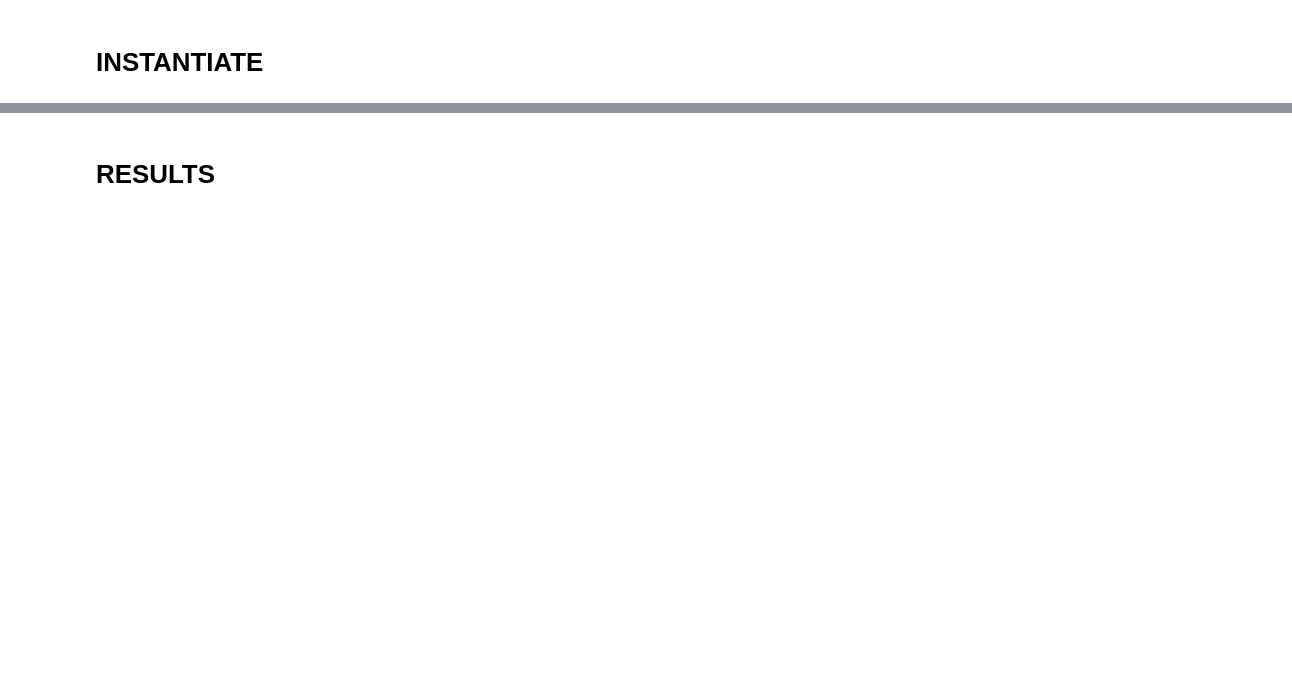
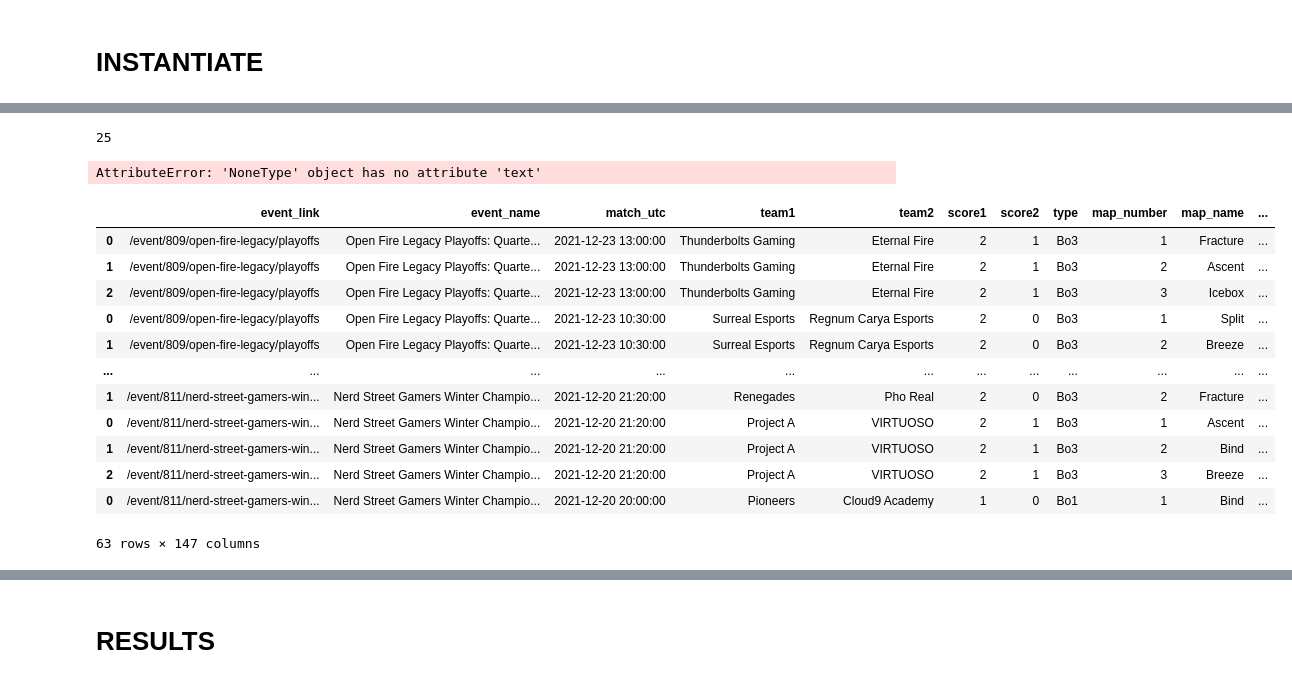
Before and after one commit to fnurrahmadi/data-portfolio, a Jupyter notebook: vlrgg Unofficial REST API - updated/vlrgg scraper.ipynb, the cells around one changed output, grey strips where cells are left out. Cells and saved outputs as stored; diff of their text form; code cells hidden in the pictures; blank space fills up the shorter version.

Commit message:
added project files

```diff
--- a/vlrgg Unofficial REST API - updated/vlrgg scraper.ipynb
+++ b/vlrgg Unofficial REST API - updated/vlrgg scraper.ipynb
@@ -10,0 +21,3 @@ import json
+# %%
+data = pd.read_csv('results.csv')
+data.head()
@@ -10,0 +31,33 @@ import json
+# %%
+pages = []
+for link in data['match_page'][0:25]:
+    pages.append(vlr.vlr_matchpage(subURL = link))
+len(pages)
+# %% [output]
+25
+# %%
+pages2 = []
+for link in data['match_page'][25:50]:
+    pages2.append(vlr.vlr_matchpage(subURL = link))
+len(pages2)
+# %% [output]
+AttributeError: 'NoneType' object has no attribute 'text'
+# %%
+match_pages = pd.json_normalize(pages[0]['data']['segments'])
+for i in range(1, len(pages)):
+    match_pages = match_pages.append(pd.json_normalize(pages[i]['data']['segments']))
+match_pages
+# %% [output]
+|  | event_link | event_name | match_utc | team1 | team2 | score1 | score2 | type | map_number | map_name | ... |
+| 0 | /event/809/open-fire-legacy/playoffs | Open Fire Legacy Playoffs: Quarte... | 2021-12-23 13:00:00 | Thunderbolts Gaming | Eternal Fire | 2 | 1 | Bo3 | 1 | Fracture | ... |
+| 1 | /event/809/open-fire-legacy/playoffs | Open Fire Legacy Playoffs: Quarte... | 2021-12-23 13:00:00 | Thunderbolts Gaming | Eternal Fire | 2 | 1 | Bo3 | 2 | Ascent | ... |
+| 2 | /event/809/open-fire-legacy/playoffs | Open Fire Legacy Playoffs: Quarte... | 2021-12-23 13:00:00 | Thunderbolts Gaming | Eternal Fire | 2 | 1 | Bo3 | 3 | Icebox | ... |
+| 0 | /event/809/open-fire-legacy/playoffs | Open Fire Legacy Playoffs: Quarte... | 2021-12-23 10:30:00 | Surreal Esports | Regnum Carya Esports | 2 | 0 | Bo3 | 1 | Split | ... |
+| 1 | /event/809/open-fire-legacy/playoffs | Open Fire Legacy Playoffs: Quarte... | 2021-12-23 10:30:00 | Surreal Esports | Regnum Carya Esports | 2 | 0 | Bo3 | 2 | Breeze | ... |
+| ... | ... | ... | ... | ... | ... | ... | ... | ... | ... | ... | ... |
+| 1 | /event/811/nerd-street-gamers-win... | Nerd Street Gamers Winter Champio... | 2021-12-20 21:20:00 | Renegades | Pho Real | 2 | 0 | Bo3 | 2 | Fracture | ... |
+| 0 | /event/811/nerd-street-gamers-win... | Nerd Street Gamers Winter Champio... | 2021-12-20 21:20:00 | Project A | VIRTUOSO | 2 | 1 | Bo3 | 1 | Ascent | ... |
+| 1 | /event/811/nerd-street-gamers-win... | Nerd Street Gamers Winter Champio... | 2021-12-20 21:20:00 | Project A | VIRTUOSO | 2 | 1 | Bo3 | 2 | Bind | ... |
+| 2 | /event/811/nerd-street-gamers-win... | Nerd Street Gamers Winter Champio... | 2021-12-20 21:20:00 | Project A | VIRTUOSO | 2 | 1 | Bo3 | 3 | Breeze | ... |
+| 0 | /event/811/nerd-street-gamers-win... | Nerd Street Gamers Winter Champio... | 2021-12-20 20:00:00 | Pioneers | Cloud9 Academy | 1 | 0 | Bo1 | 1 | Bind | ... |
+63 rows × 147 columns
```
Also changed, not shown: parts of 13 cells of this notebook, 11 other files.
